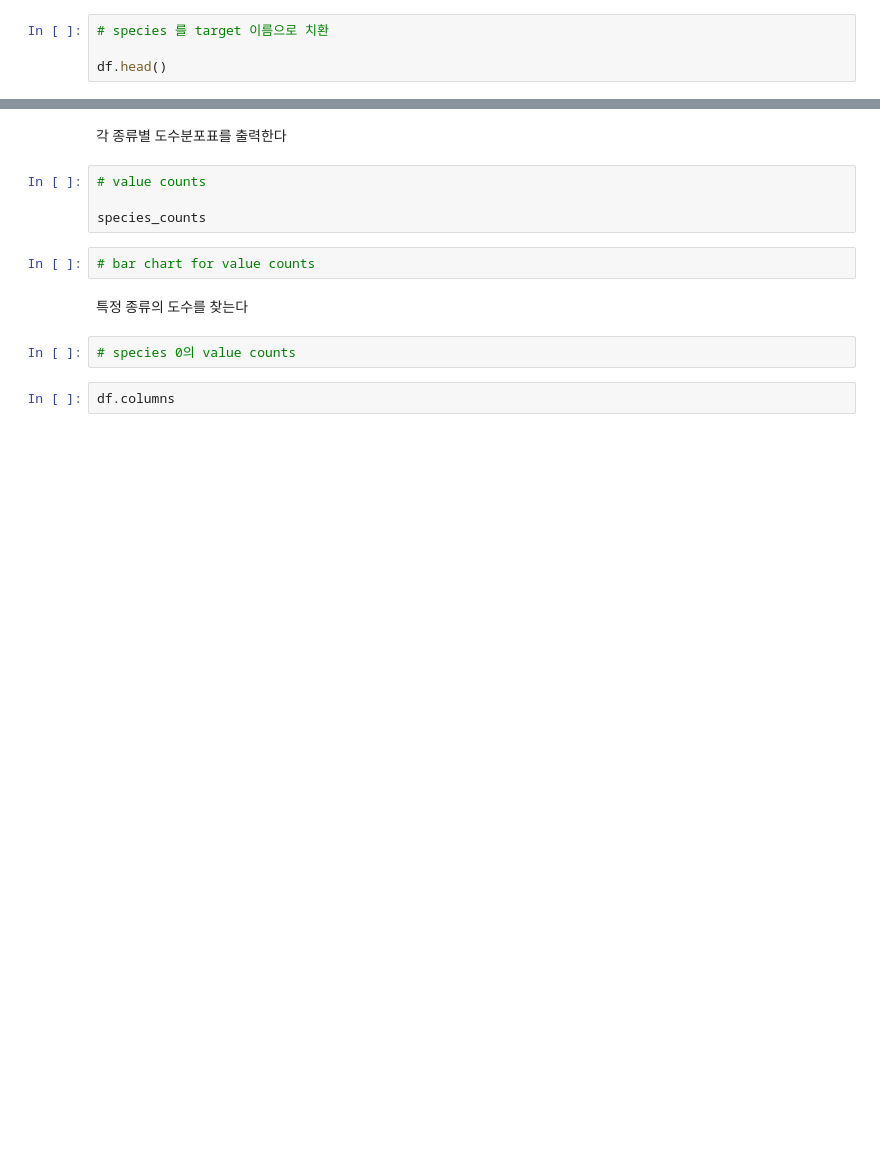
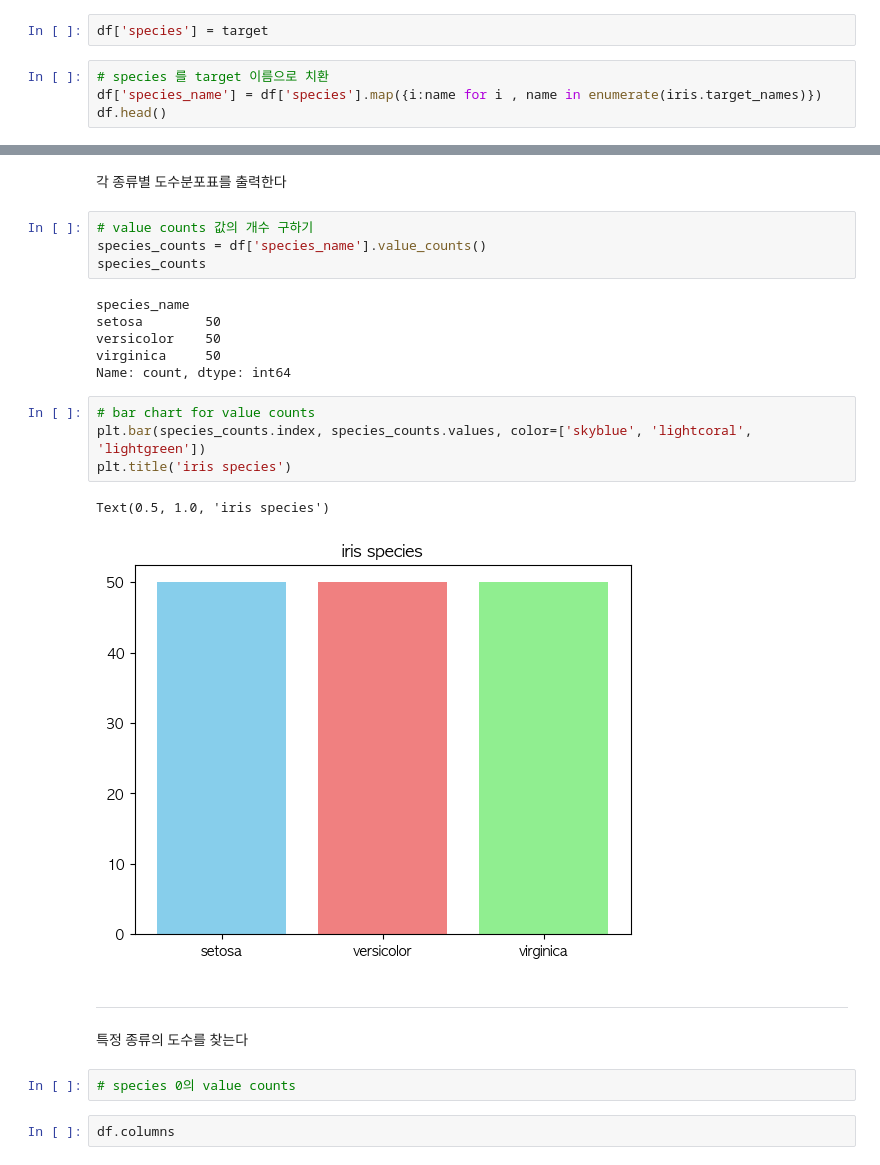
Before and after one commit to Ihan0316/ai_scool, a Jupyter notebook: 7-14/02자료형태의이해_0.ipynb, the cells around one changed output, grey strips where cells are left out. Saved outputs shown, nothing was run; the diff lists cells and outputs as text; blank space fills up the shorter version.

```diff
--- a/7-14/02자료형태의이해_0.ipynb
+++ b/7-14/02자료형태의이해_0.ipynb
@@ -645,4 +822,6 @@ df.head()
+# %%
+df['species'] = target
 # %%
 # species 를 target 이름으로 치환
-
+df['species_name'] = df['species'].map({i:name for i , name in enumerate(iris.target_names)})
 df.head()
@@ -649,11 +844,24 @@ df.head()
 # %% [markdown]
 각 종류별 도수분포표를 출력한다
 # %%
-# value counts
-
+# value counts 값의 개수 구하기
+species_counts = df['species_name'].value_counts()
 species_counts
+# %% [output]
+species_name
+setosa        50
+versicolor    50
+virginica     50
+Name: count, dtype: int64
 # %%
 # bar chart for value counts
+plt.bar(species_counts.index, species_counts.values, color=['skyblue', 'lightcoral', 'lightgreen'])
+plt.title('iris species')
+# %% [output]
+Text(0.5, 1.0, 'iris species')
+[figure, added]
+# %% [markdown]
+---
 # %% [markdown]
 특정 종류의 도수를 찾는다
 # %%
```
Also changed, not shown: parts of 44 cells of this notebook.
